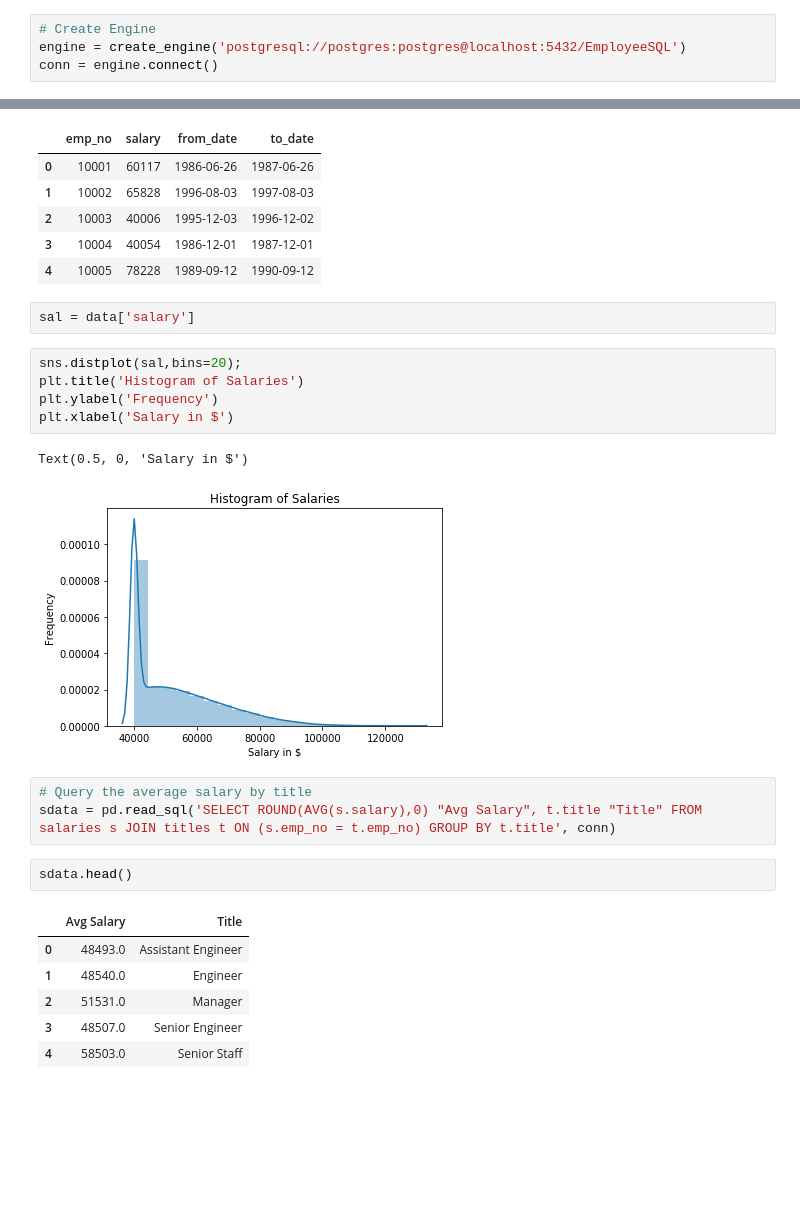
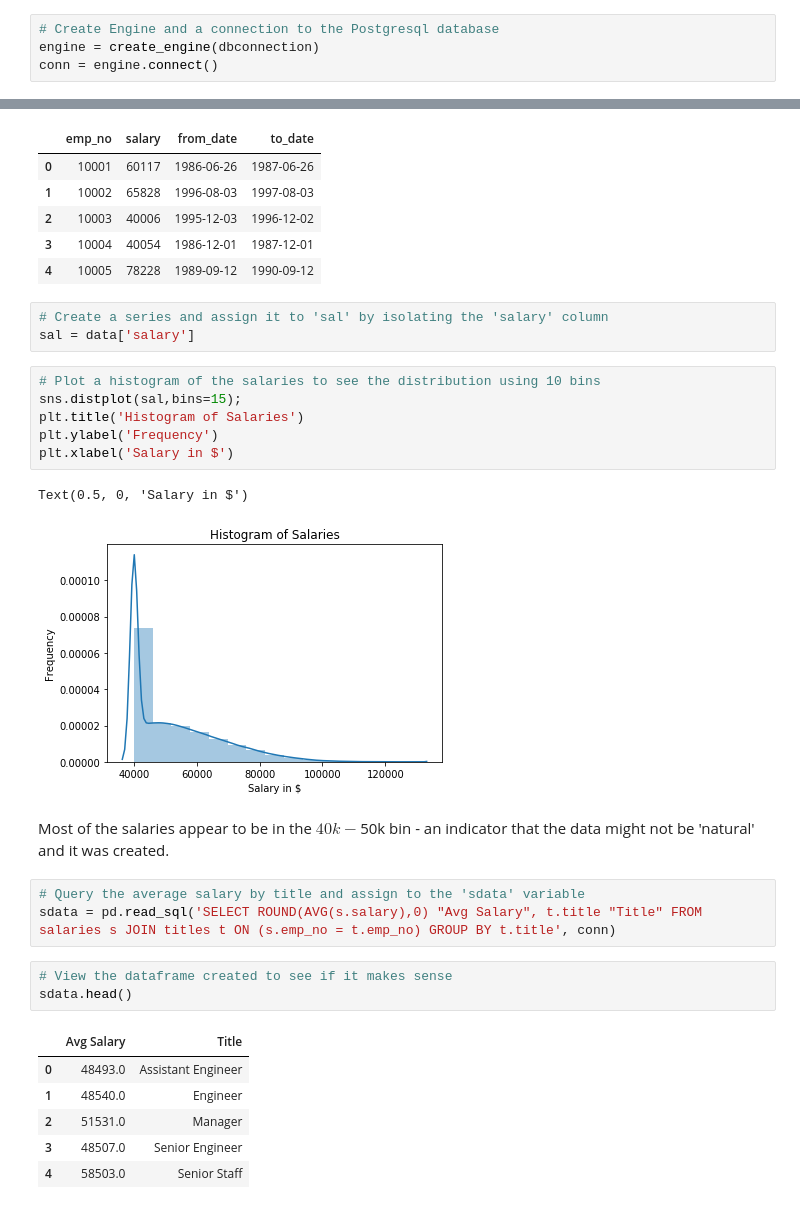
Before and after one commit to kipmadden/sql-challenge, a Jupyter notebook: SQL_Challenge.ipynb, the cells around one changed output, grey strips where cells are left out. Saved outputs shown, nothing was run; the diff lists cells and outputs as text; blank space fills up the shorter version.

```diff
--- a/SQL_Challenge.ipynb
+++ b/SQL_Challenge.ipynb
@@ -109,5 +113,5 @@ from sqlalchemy import create_engine
 # %%
-# Create Engine
-engine = create_engine('postgresql://postgres:postgres@localhost:5432/EmployeeSQL')
+# Create Engine and a connection to the Postgresql database
+engine = create_engine(dbconnection)
 conn = engine.connect()
 # %%
@@ -122,26 +126,31 @@ data.head()
 | 2 | 10003 | 40006 | 1995-12-03 | 1996-12-02 |
 | 3 | 10004 | 40054 | 1986-12-01 | 1987-12-01 |
 | 4 | 10005 | 78228 | 1989-09-12 | 1990-09-12 |
-# %%
-sal = data['salary']
+# %%
+# Create a series and assign it to 'sal' by isolating the 'salary' column
+sal = data['salary']
 # %%
-sns.distplot(sal,bins=20);
+# Plot a histogram of the salaries to see the distribution using 10 bins
+sns.distplot(sal,bins=15);
 plt.title('Histogram of Salaries')
 plt.ylabel('Frequency')
 plt.xlabel('Salary in $')
 # %% [output]
 Text(0.5, 0, 'Salary in $')
-[figure, old version]
+[figure, new version]
+# %% [markdown]
+Most of the salaries appear to be in the $40k-$50k bin - an indicator that the data might not be 'natural' and it was created.
 # %%
-# Query the average salary by title
+# Query the average salary by title and assign to the 'sdata' variable
 sdata = pd.read_sql('SELECT ROUND(AVG(s.salary),0) "Avg Salary", t.title "Title" FROM salaries s JOIN titles t ON (s.emp_no = t.emp_no) GROUP BY t.title', conn)
-# %%
-sdata.head()
-# %% [output]
-|  | Avg Salary | Title |
-| 0 | 48493.0 | Assistant Engineer |
-| 1 | 48540.0 | Engineer |
-| 2 | 51531.0 | Manager |
-| 3 | 48507.0 | Senior Engineer |
-| 4 | 58503.0 | Senior Staff |
+# %%
+# View the dataframe created to see if it makes sense
+sdata.head()
+# %% [output]
+|  | Avg Salary | Title |
+| 0 | 48493.0 | Assistant Engineer |
+| 1 | 48540.0 | Engineer |
+| 2 | 51531.0 | Manager |
+| 3 | 48507.0 | Senior Engineer |
+| 4 | 58503.0 | Senior Staff |
 # %%
```
Also changed, not shown: parts of 3 cells of this notebook, 1 other file.
